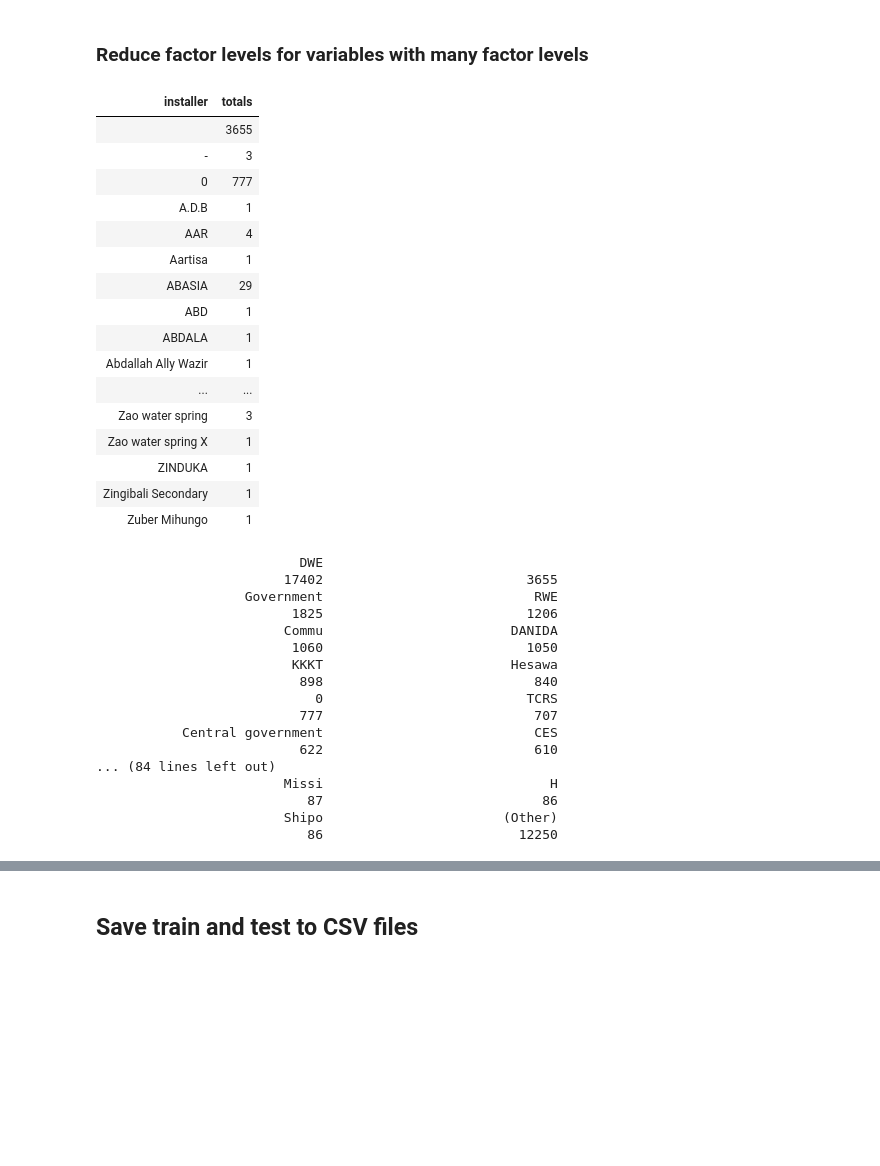
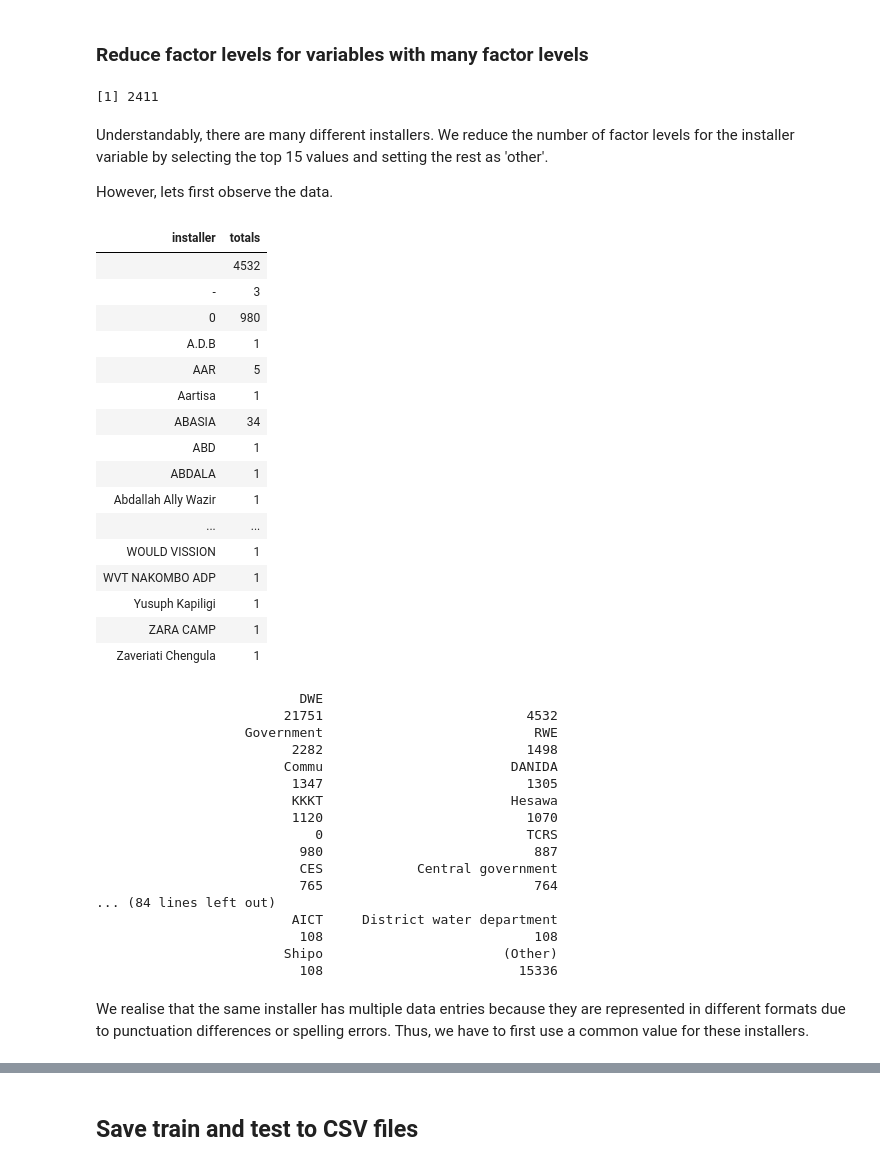
Before and after one commit to agrilive/drivendata-pump-it-up, a Jupyter notebook: data-preprocessing.ipynb, the cells around one changed output, grey strips where cells are left out. Drawn from its saved outputs; the diff is of its cells as text; code cells hidden in the pictures; blank space fills up the shorter version.

```diff
--- a/data-preprocessing.ipynb
+++ b/data-preprocessing.ipynb
@@ -56,3 +184,0 @@ The following objects are masked from 'package:base':
-# %%
-train <- train[, which(names(train) %in% c('status_group','amount_tsh','gps_height','installer','basin','population','public_meeting','scheme_management','permit','construction_year','extraction_type','management','payment_type','water_quality','quantity_group','source_class','waterpoint_type'))]
-test <- test[, which(names(test) %in% c('amount_tsh','gps_height','installer','basin','population','public_meeting','scheme_management','permit','construction_year','extraction_type','management','payment_type','water_quality','quantity_group','source_class','waterpoint_type'))]
@@ -59,43 +206,57 @@ test <- test[, which(names(test) %in% c('amount_tsh','gps_height','installer','b
+# %%
+test$status_group <- 'unknown'
+# %%
+combine <- rbind(train,test)
 # %% [markdown]
 ### Reduce factor levels for variables with many factor levels
+# %%
+length(unique(combine$installer))
+# %% [output]
+[1] 2411
+# %% [markdown]
+Understandably, there are many different installers. We reduce the number of factor levels for the installer variable by selecting the top 15 values and setting the rest as 'other'.
+
+However, lets first observe the data.
 # %%
-train %>% group_by(installer) %>% summarise(totals = n())
-summary(train$installer)
+combine %>% group_by(installer) %>% summarise(totals = n())
+summary(combine$installer)
 # %% [output]
 | installer | totals |
-|  | 3655 |
+|  | 4532 |
 | - | 3 |
-| 0 | 777 |
+| 0 | 980 |
 | A.D.B | 1 |
-| AAR | 4 |
+| AAR | 5 |
 | Aartisa | 1 |
-| ABASIA | 29 |
+| ABASIA | 34 |
 | ABD | 1 |
 | ABDALA | 1 |
 | Abdallah Ally Wazir | 1 |
 | ... | ... |
-| Zao water spring | 3 |
-| Zao water spring X | 1 |
-| ZINDUKA | 1 |
-| Zingibali Secondary | 1 |
-| Zuber Mihungo | 1 |
+| WOULD VISSION | 1 |
+| WVT NAKOMBO ADP | 1 |
+| Yusuph Kapiligi | 1 |
+| ZARA CAMP | 1 |
+| Zaveriati Chengula | 1 |
                           DWE
-                        17402                          3655
+                        21751                          4532
                    Government                           RWE
-                         1825                          1206
+                         2282                          1498
                         Commu                        DANIDA
-                         1060                          1050
+                         1347                          1305
                          KKKT                        Hesawa
-                          898                           840
+                         1120                          1070
                             0                          TCRS
-                          777                           707
-           Central government                           CES
-                          622                           610
+                          980                           887
+                          CES            Central government
+                          765                           764
 ... (84 lines left out)
-                        Missi                             H
-                           87                            86
+                         AICT     District water department
+                          108                           108
                         Shipo                       (Other)
-                           86                         12250
+                          108                         15336
+# %% [markdown]
+We realise that the same installer has multiple data entries because they are represented in different formats due to punctuation differences or spelling errors. Thus, we have to first use a common value for these installers.
 # %%
 # Reword values for values that were represented in different formats
 change_var <- function(table){
```
Also changed, not shown: parts of 34 cells of this notebook, 2 other files.
